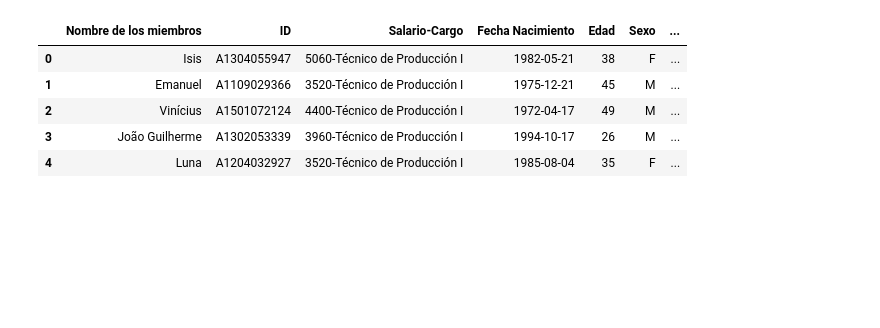
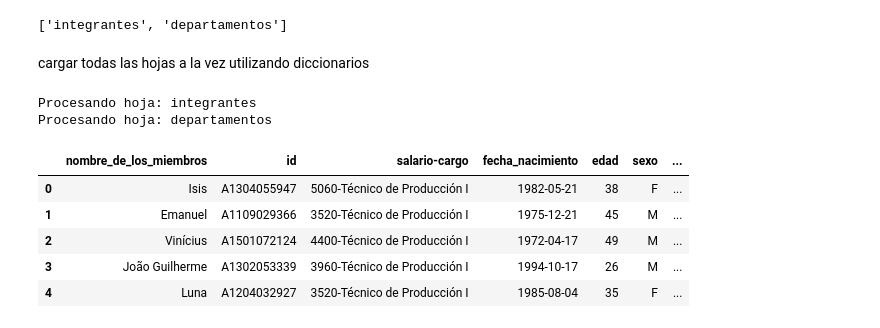
Before and after one commit to rrjmr2004/repositorio-henry, a Jupyter notebook: ejemplo.ipynb, the cells around one changed output. Cells and saved outputs as stored; diff of their text form; code cells hidden in the pictures; blank space fills up the shorter version.

```diff
--- a/ejemplo.ipynb
+++ b/ejemplo.ipynb
@@ -2,13 +2,39 @@
 import pandas as pd
 import numpy as np
 # %%
-df = pd.read_excel(r"C:\Users\Roman\OneDrive\Documentos\repositorio ROM\repositorio-henry-2\Dataset\bd_integrantes_Esp.xlsx")
+ruta_archivo = (r"C:\Users\Roman\OneDrive\Documentos\repositorio ROM\repositorio-henry-2\Dataset\bd_integrantes_Esp.xlsx")
+xls = pd.ExcelFile(ruta_archivo, engine='openpyxl')
+hojas = xls.sheet_names
+print(hojas)
+# %% [output]
+['integrantes', 'departamentos']
-# %%
-df.head()
-# %% [output]
-|  | Nombre de los miembros | ID | Salario-Cargo | Fecha Nacimiento | Edad | Sexo | ... |
-| 0 | Isis | A1304055947 | 5060-Técnico de Producción I | 1982-05-21 | 38 | F | ... |
-| 1 | Emanuel | A1109029366 | 3520-Técnico de Producción I | 1975-12-21 | 45 | M | ... |
-| 2 | Vinícius | A1501072124 | 4400-Técnico de Producción I | 1972-04-17 | 49 | M | ... |
-| 3 | João Guilherme | A1302053339 | 3960-Técnico de Producción I | 1994-10-17 | 26 | M | ... |
-| 4 | Luna | A1204032927 | 3520-Técnico de Producción I | 1985-08-04 | 35 | F | ... |
+# %% [markdown]
+cargar todas las hojas a la vez utilizando diccionarios
+# %%
+datos_hojas = pd.read_excel(xls, sheet_name=None)
+# %%
+# Aplicar ETL a cada hoja
+datos_transformados = {}
+
+for nombre_hoja, df in datos_hojas.items():
+    print(f"Procesando hoja: {nombre_hoja}")
+
+    # Ejemplo de transformación
+    df = df.dropna(how='all')  # eliminar filas completamente vacías
+    df = df.fillna(0)          # reemplazar NaN por 0
+    df.columns = [col.strip().lower().replace(" ", "_") for col in df.columns]  # limpiar nombres columnas
+
+    # Agregamos el DataFrame transformado al diccionario
+    datos_transformados[nombre_hoja] = df
+# %% [output]
+Procesando hoja: integrantes
+Procesando hoja: departamentos
+# %%
+datos_transformados['integrantes'].head()
+# %% [output]
+|  | nombre_de_los_miembros | id | salario-cargo | fecha_nacimiento | edad | sexo | ... |
+| 0 | Isis | A1304055947 | 5060-Técnico de Producción I | 1982-05-21 | 38 | F | ... |
+| 1 | Emanuel | A1109029366 | 3520-Técnico de Producción I | 1975-12-21 | 45 | M | ... |
+| 2 | Vinícius | A1501072124 | 4400-Técnico de Producción I | 1972-04-17 | 49 | M | ... |
+| 3 | João Guilherme | A1302053339 | 3960-Técnico de Producción I | 1994-10-17 | 26 | M | ... |
+| 4 | Luna | A1204032927 | 3520-Técnico de Producción I | 1985-08-04 | 35 | F | ... |
```
Also changed, not shown: parts of 15 cells of this notebook, 1 other file.
